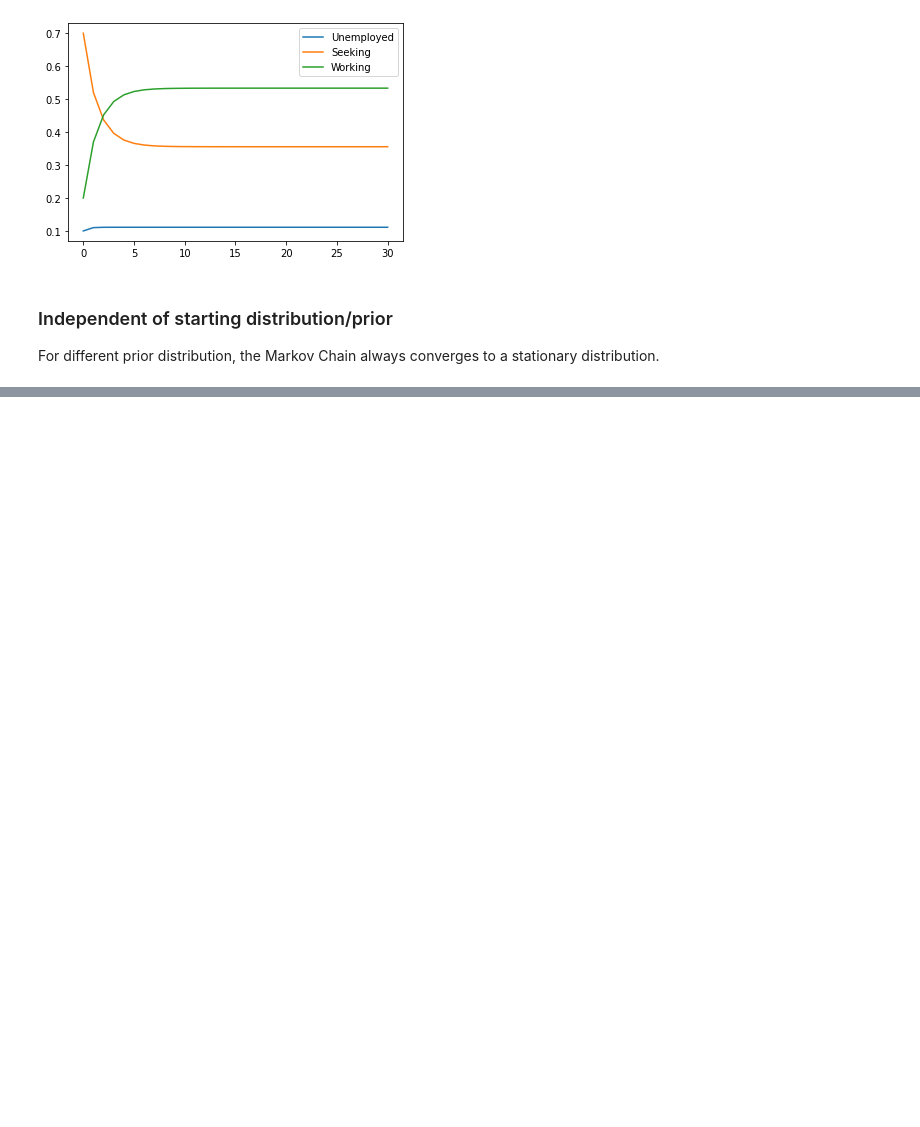
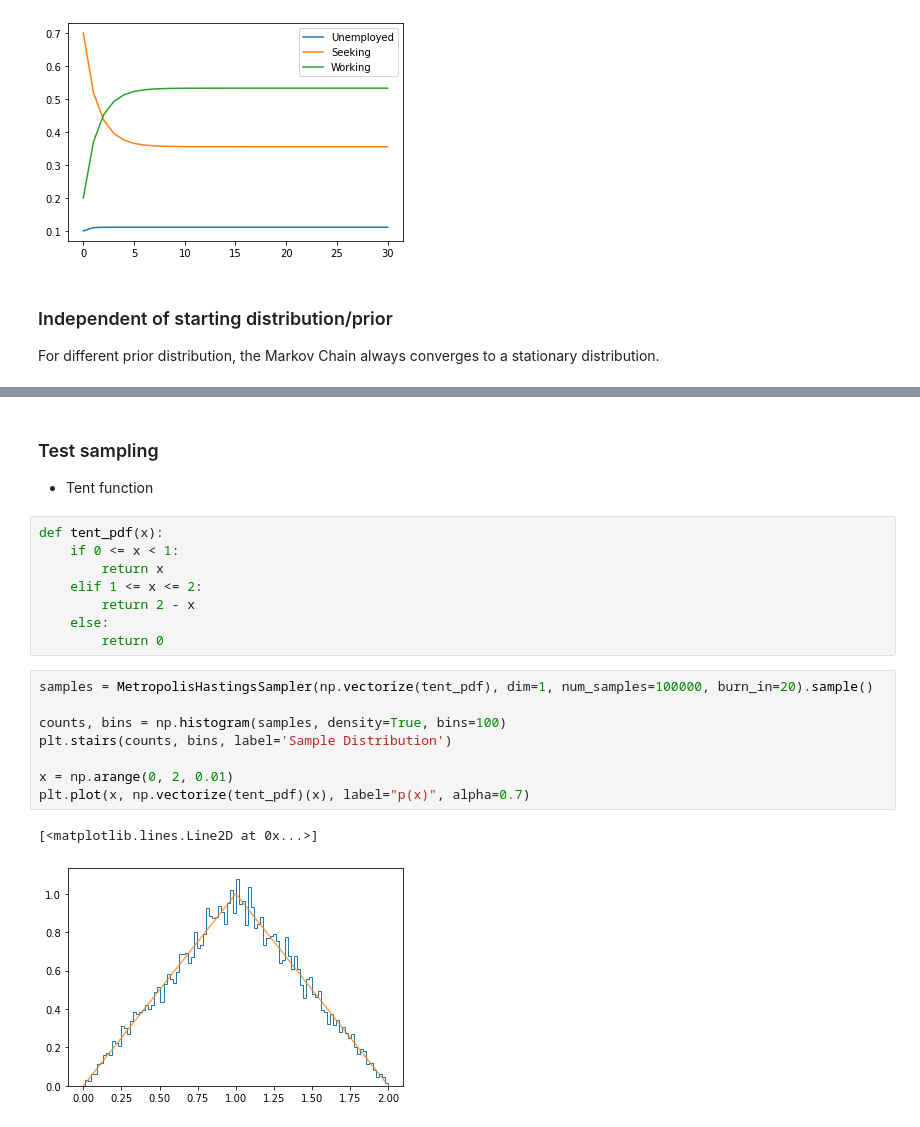
Before and after one commit to Marvel0usx/ml-algorithms, a Jupyter notebook: sampling/metropolis_hastings.ipynb, the cells around one changed output, grey strips where cells are left out. Saved outputs shown, nothing was run; the diff lists cells and outputs as text; blank space fills up the shorter version.

Commit message:
Sampling algorithms completed.

```diff
--- a/sampling/metropolis_hastings.ipynb
+++ b/sampling/metropolis_hastings.ipynb
@@ -115,0 +233,23 @@ fig.set_figwidth(16)
+# %% [markdown]
+### Test sampling
+
+- Tent function
+# %%
+def tent_pdf(x):
+    if 0 <= x < 1:
+        return x
+    elif 1 <= x <= 2:
+        return 2 - x
+    else:
+        return 0
+# %%
+samples = MetropolisHastingsSampler(np.vectorize(tent_pdf), dim=1, num_samples=100000, burn_in=20).sample()
+
+counts, bins = np.histogram(samples, density=True, bins=100)
+plt.stairs(counts, bins, label='Sample Distribution')
+
+x = np.arange(0, 2, 0.01)
+plt.plot(x, np.vectorize(tent_pdf)(x), label="p(x)", alpha=0.7)
+# %% [output]
+[<matplotlib.lines.Line2D at 0x...>]
+[figure, added]
```
Also changed, not shown: parts of 6 cells of this notebook.
